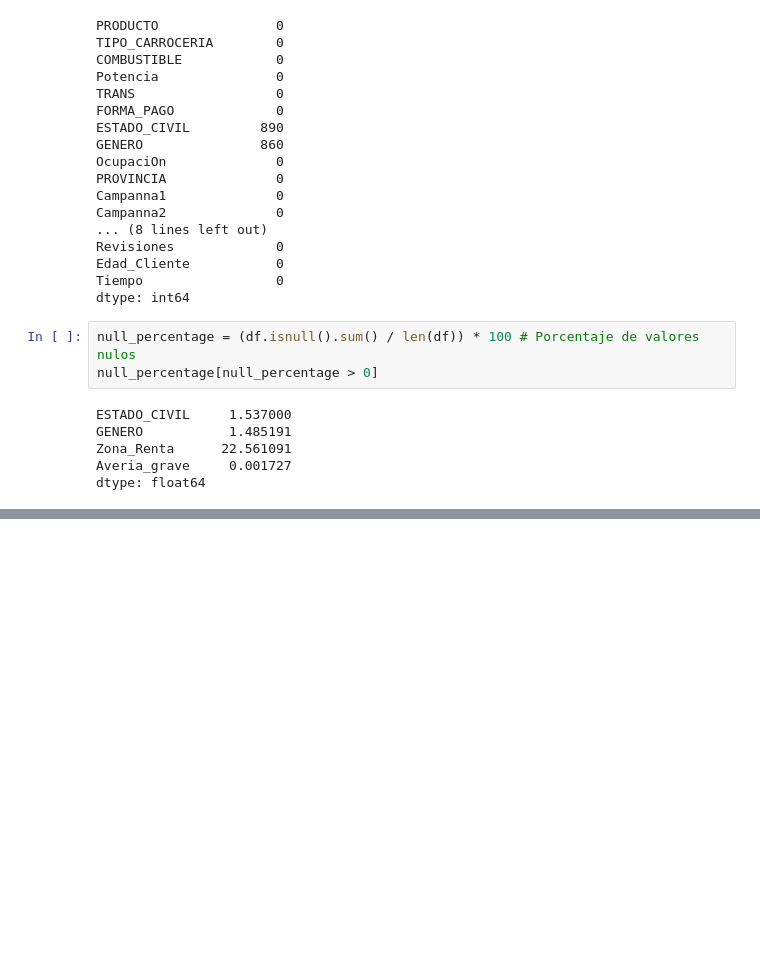
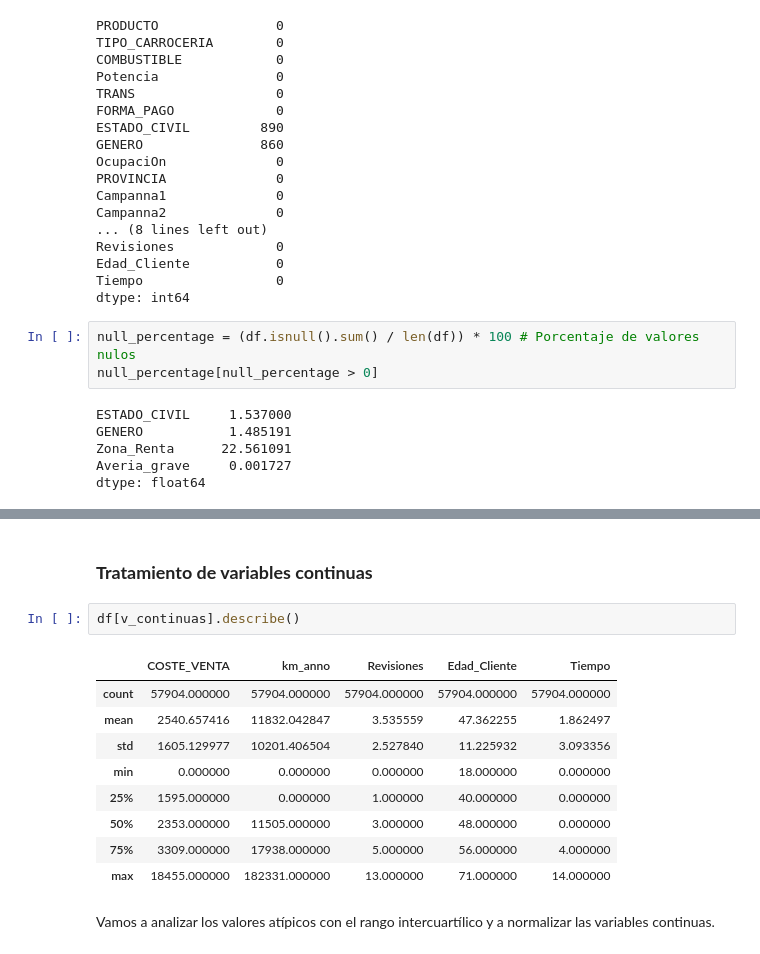
Before and after one commit to Nachosanchezz/ia_trabajos, a Jupyter notebook: notebooks/02_procesamiento.ipynb, the cells around one changed output, grey strips where cells are left out. Drawn from its saved outputs; the diff is of its cells as text; blank space fills up the shorter version.

```diff
--- a/notebooks/02_procesamiento.ipynb
+++ b/notebooks/02_procesamiento.ipynb
@@ -161,0 +215,16 @@ dtype: float64
+# %% [markdown]
+### **Tratamiento de variables continuas**
+# %%
+df[v_continuas].describe()
+# %% [output]
+|  | COSTE_VENTA | km_anno | Revisiones | Edad_Cliente | Tiempo |
+| count | 57904.000000 | 57904.000000 | 57904.000000 | 57904.000000 | 57904.000000 |
+| mean | 2540.657416 | 11832.042847 | 3.535559 | 47.362255 | 1.862497 |
+| std | 1605.129977 | 10201.406504 | 2.527840 | 11.225932 | 3.093356 |
+| min | 0.000000 | 0.000000 | 0.000000 | 18.000000 | 0.000000 |
+| 25% | 1595.000000 | 0.000000 | 1.000000 | 40.000000 | 0.000000 |
+| 50% | 2353.000000 | 11505.000000 | 3.000000 | 48.000000 | 0.000000 |
+| 75% | 3309.000000 | 17938.000000 | 5.000000 | 56.000000 | 4.000000 |
+| max | 18455.000000 | 182331.000000 | 13.000000 | 71.000000 | 14.000000 |
+# %% [markdown]
+Vamos a analizar los valores atípicos con el rango intercuartílico y a normalizar las variables continuas.
```
Also changed, not shown: parts of 13 cells of this notebook, 1 other file.
